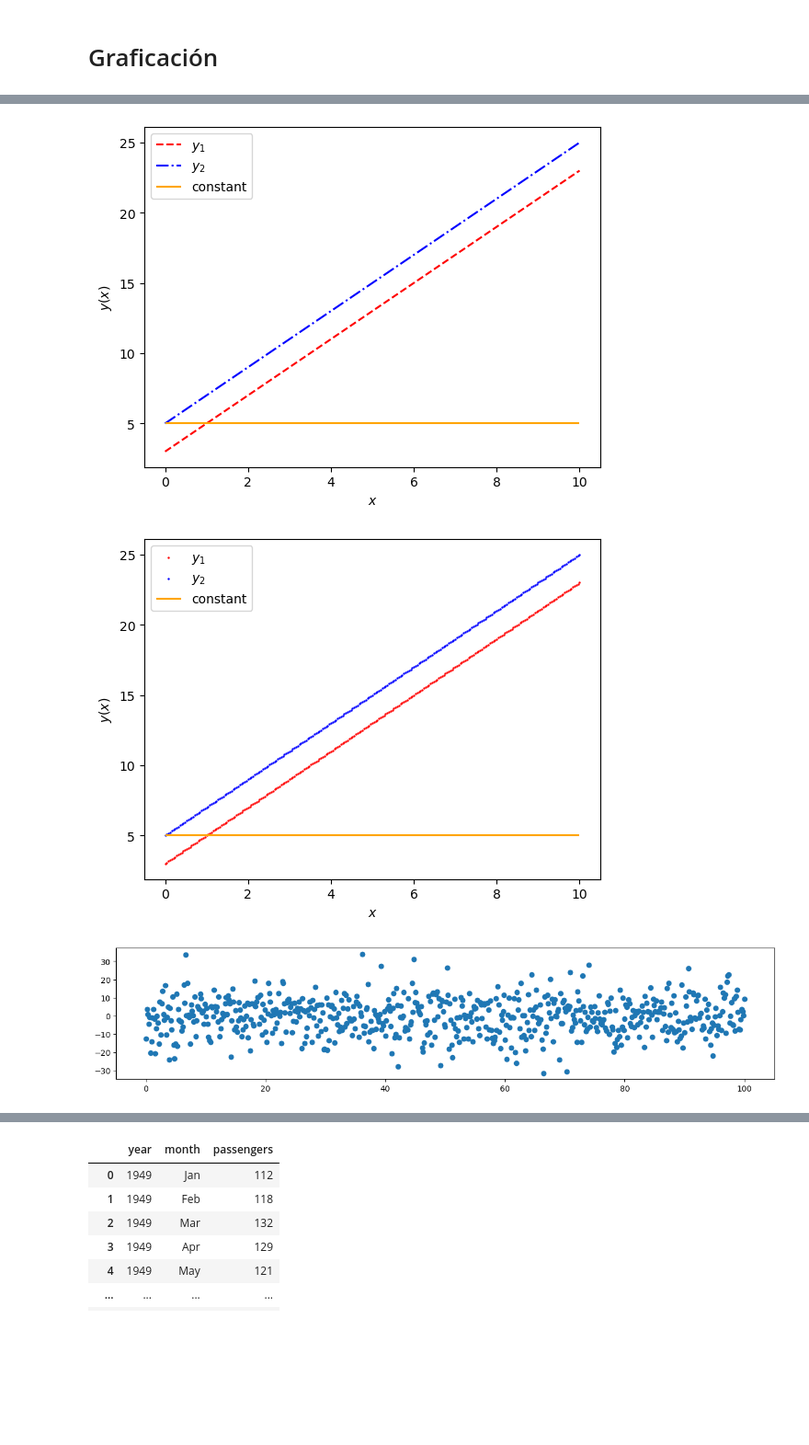
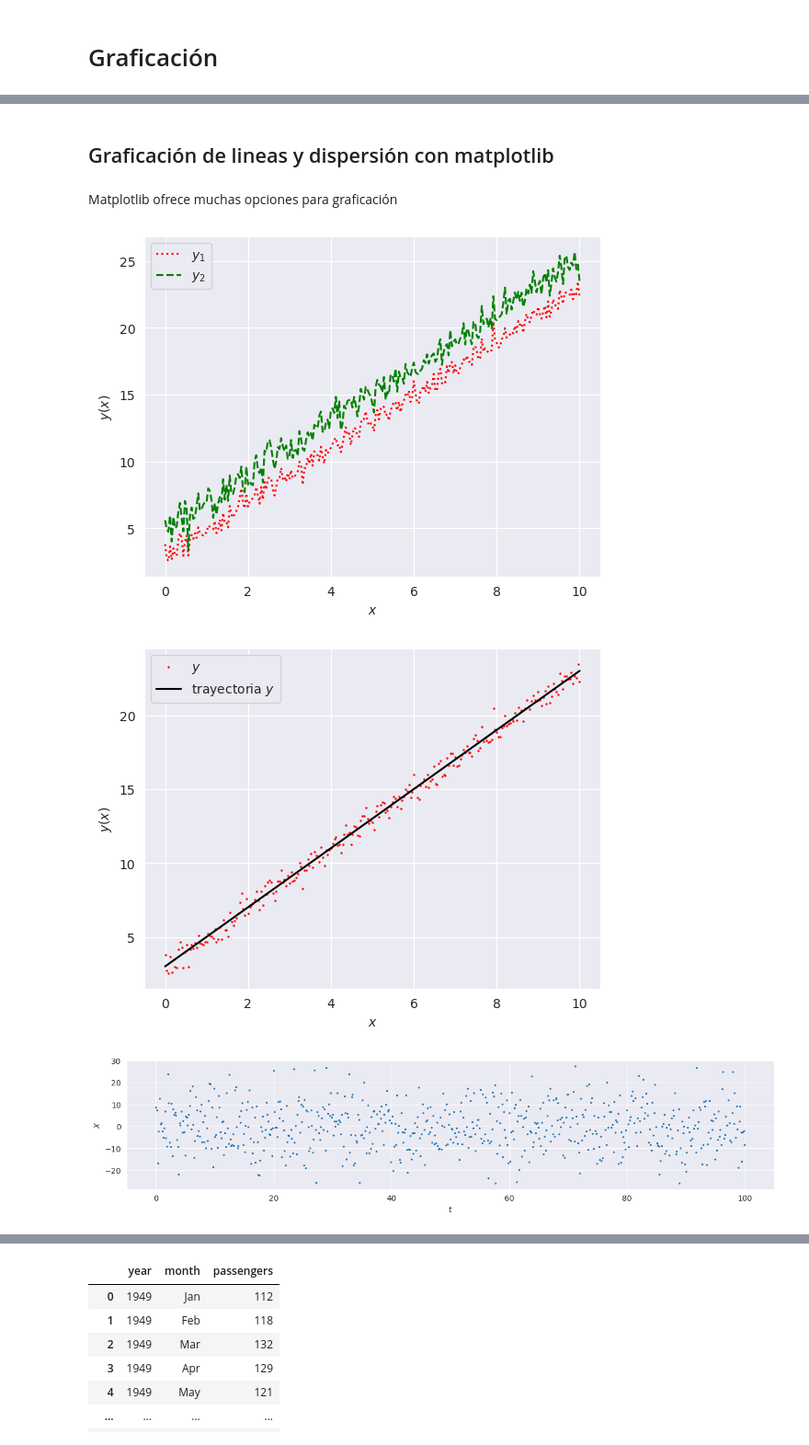
Before and after one commit to tri-ntropy/python.course.ds, a Jupyter notebook: Notas de la Clase/Bloque 4 - Graficación.ipynb, the cells around one changed output, grey strips where cells are left out. Shown at 92% size. Drawn from its saved outputs; the diff is of its cells as text; code cells hidden in the pictures; blank space fills up the shorter version.

```diff
--- a/Notas de la Clase/Bloque 4 - Graficación.ipynb
+++ b/Notas de la Clase/Bloque 4 - Graficación.ipynb
@@ -7,3 +10,7 @@ import seaborn as sns
+# %%
+sns.set_style("darkgrid")
+# %% [markdown]
+## Graficación de lineas y dispersión con matplotlib
 # %%
 m = 2
 b = 3
@@ -12,30 +19,31 @@ y = m * x + b
+# %% [markdown]
+Matplotlib ofrece muchas opciones para graficación
 # %%
-plt.plot(x, y, c = "red", ls = "--", label = "$y_1$")
-plt.plot(x, y + 2, c = "blue", ls = "-.", label = "$y_2$")
+plt.plot(x, y, color = "red", ls = ":", label = "$y_1$")
+plt.plot(x, y + np.random.normal(2, 0.5, 251), color = "green", ls = "--", label = "$y_2$")
 plt.xlabel("$x$")
 plt.ylabel("$y(x)$")
-plt.hlines(5, 0, 10, colors = "orange", label = "constant")
 plt.legend(loc = "best")
-plt.savefig("grafica1.pdf", bbox_inches = "tight")
 plt.show()
 # %% [output]
-[figure, old version]
+[figure, new version]
 # %%
-plt.scatter(x, y, c = "red", s = 0.5, label = "$y_1$")
-plt.scatter(x, y + 2, c = "blue", s = 0.5, label = "$y_2$")
+plt.scatter(x, y, c = "red", s = 0.5, label = "$y$")
+plt.plot(x, m * x + b, c = "black", label = "trayectoria $y$")
 plt.xlabel("$x$")
 plt.ylabel("$y(x)$")
-plt.hlines(5, 0, 10, colors = "orange", label = "constant")
 plt.legend(loc = "best")
 plt.show()
 # %% [output]
-[figure, old version]
+[figure, new version]
 # %%
 x = np.linspace(0, 100, 651)
 y = np.random.normal(0, 10, 651)
 # %%
 plt.figure(figsize = (15, 3))
-plt.scatter(x, y)
+plt.scatter(x, y, s = 2.0)
+plt.xlabel("$t$")
+plt.ylabel("$X$")
 plt.show()
 # %% [output]
-[figure, old version]
+[figure, new version]
```
Also changed, not shown: parts of 11 cells of this notebook, 1 other file.
